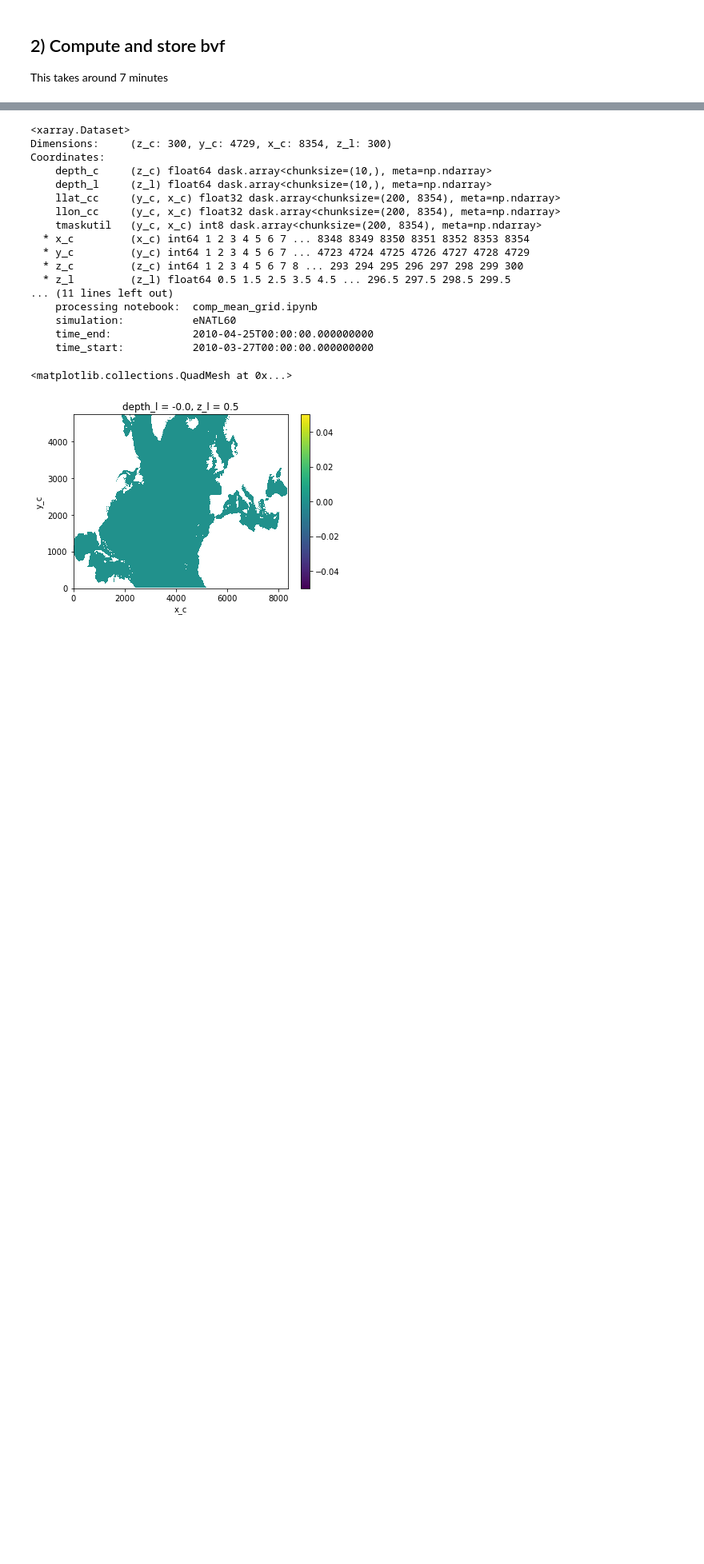
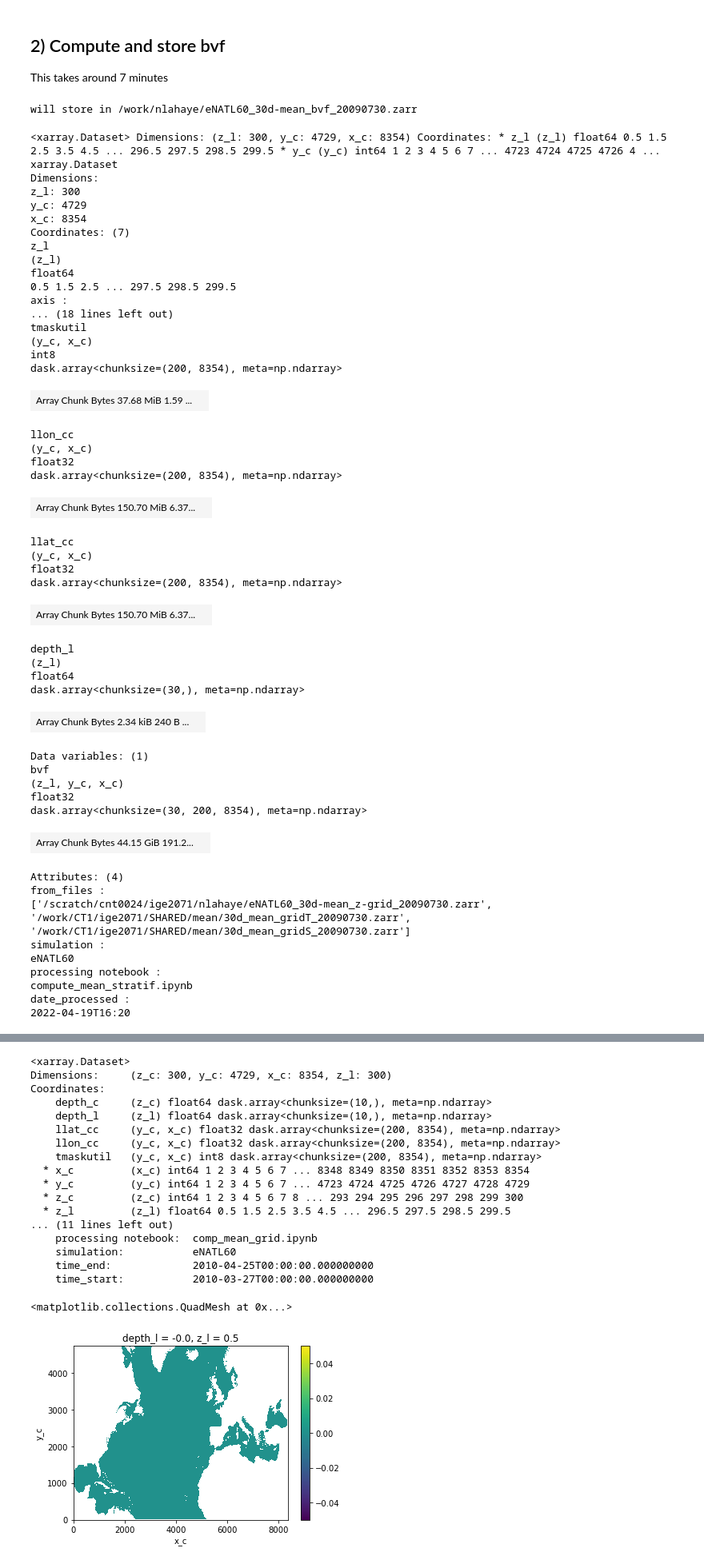
Before and after one commit to NoeLahaye/ITideNATL, a Jupyter notebook: processing/pre_proj/compute_mean_stratif.ipynb, the cells around one changed output, grey strips where cells are left out. Shown at 80% size. Cells and saved outputs as stored; diff of their text form; code cells hidden in the pictures; blank space fills up the shorter version.

```diff
--- a/processing/pre_proj/compute_mean_stratif.ipynb
+++ b/processing/pre_proj/compute_mean_stratif.ipynb
@@ -143 +122,71 @@ bvf.attrs = put_attrs
+# %%
+bvf = bvf2(ds.where(ds.tmask), zcoord="depth_l_3d").astype("float32")
+
+### deal with coordinates
+bvf = bvf.reset_coords([co for co in bvf.coords if len(bvf[co].dims)>2], drop=True)
+put_coords = ["llon_cc", "llat_cc", "depth_l"]
+bvf = bvf.to_dataset().assign_coords({co:ds[co] for co in put_coords})
+bvf = bvf.chunk({"z_l":chk_out.get("z_l", chks["z_c"])})
+for var in bvf.coords:
+    bvf[var].encoding.pop("chunks",None) # otherwise writing zarr raises error
+
+### deal with attributes
+put_attrs = {"from_files":[str(scratch/zgrd_fname), str(mean_dir/temp_fname),
+                           str(mean_dir/salt_fname)],
+             "simulation": "eNATL60", "processing notebook":"compute_mean_stratif.ipynb",
+             "date_processed":datetime.datetime.today().isoformat(timespec="minutes")
+            }
+bvf.attrs = put_attrs
+print("will store in", out_file)
+bvf
+# %% [output]
+will store in /work/nlahaye/eNATL60_30d-mean_bvf_20090730.zarr
+<xarray.Dataset> Dimensions: (z_l: 300, y_c: 4729, x_c: 8354) Coordinates: * z_l (z_l) float64 0.5 1.5 2.5 3.5 4.5 ... 296.5 297.5 298.5 299.5 * y_c (y_c) int64 1 2 3 4 5 6 7 ... 4723 4724 4725 4726 4 ...
+xarray.Dataset
+Dimensions:
+z_l: 300
+y_c: 4729
+x_c: 8354
+Coordinates: (7)
+z_l
+(z_l)
+float64
+0.5 1.5 2.5 ... 297.5 298.5 299.5
+axis :
+... (18 lines left out)
+tmaskutil
+(y_c, x_c)
+int8
+dask.array<chunksize=(200, 8354), meta=np.ndarray>
+| Array Chunk Bytes 37.68 MiB 1.59 ... |  |
+llon_cc
+(y_c, x_c)
+float32
+dask.array<chunksize=(200, 8354), meta=np.ndarray>
+| Array Chunk Bytes 150.70 MiB 6.37... |  |
+llat_cc
+(y_c, x_c)
+float32
+dask.array<chunksize=(200, 8354), meta=np.ndarray>
+| Array Chunk Bytes 150.70 MiB 6.37... |  |
+depth_l
+(z_l)
+float64
+dask.array<chunksize=(30,), meta=np.ndarray>
+| Array Chunk Bytes 2.34 kiB 240 B ... |  |
+Data variables: (1)
+bvf
+(z_l, y_c, x_c)
+float32
+dask.array<chunksize=(30, 200, 8354), meta=np.ndarray>
+| Array Chunk Bytes 44.15 GiB 191.2... |  |
+Attributes: (4)
+from_files :
+['/scratch/cnt0024/ige2071/nlahaye/eNATL60_30d-mean_z-grid_20090730.zarr', '/work/CT1/ige2071/SHARED/mean/30d_mean_gridT_20090730.zarr', '/work/CT1/ige2071/SHARED/mean/30d_mean_gridS_20090730.zarr']
+simulation :
+eNATL60
+processing notebook :
+compute_mean_stratif.ipynb
+date_processed :
+2022-04-19T16:20
 # %%
```
Also changed, not shown: parts of 8 cells of this notebook, 1 other file.
